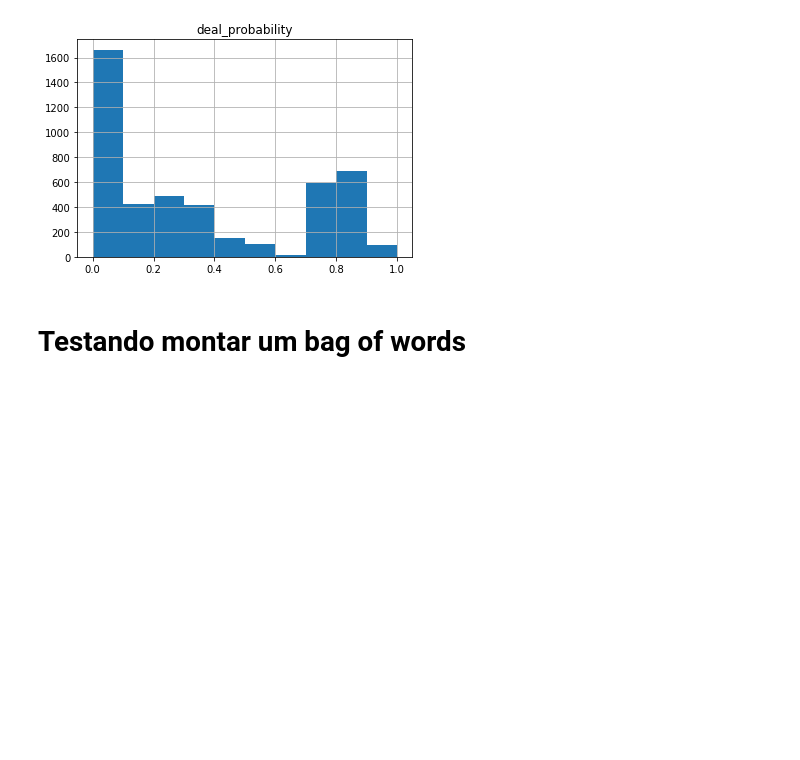
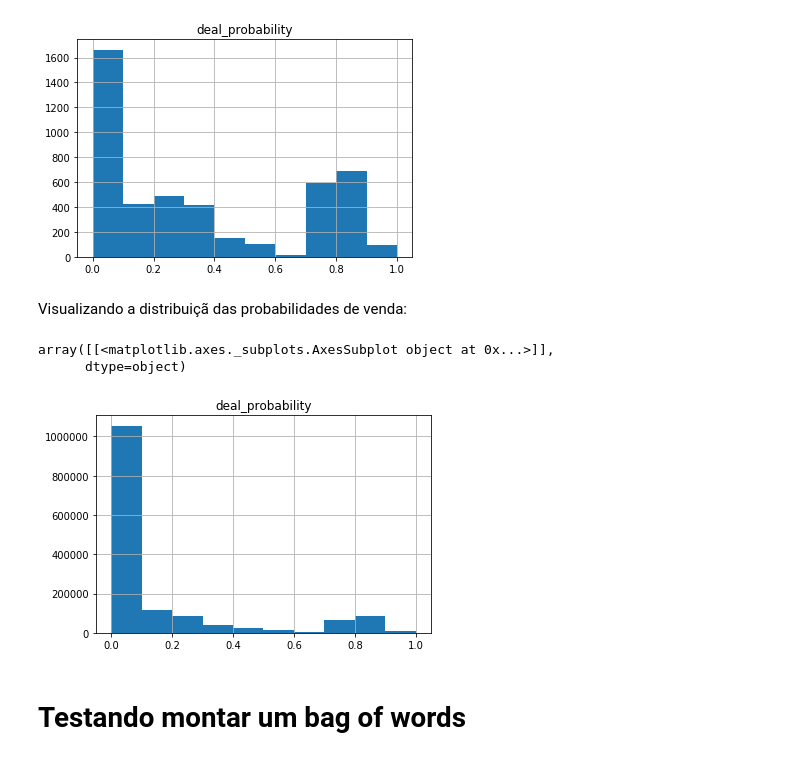
Before and after one commit to arruda/avito_challenge, a Jupyter notebook: arruda.ipynb, the cells around one changed output. Drawn from its saved outputs; the diff is of its cells as text; code cells hidden in the pictures; blank space fills up the shorter version.

Commit message:
fixing some details in the df treatment, adding hist for the deal_probability

```diff
--- a/arruda.ipynb
+++ b/arruda.ipynb
@@ -15,7 +15,7 @@ df = pd.read_csv('train.csv.zip', compression='zip')
 ## Tratamento dos dados
 # %%
 # transformando descrições nulas em str vazias
-df['description'] = df['description'].replace(np.nan, '', regex=True)
+df['description'] = df_simple['description'].replace(np.nan, '', regex=True)
 
 
 # trocando para que colunas com valores em russo sejam substituidas por valores de 0-N
@@ -112,6 +91,14 @@ free_price.hist(column='deal_probability')
 array([[<matplotlib.axes._subplots.AxesSubplot object at 0x...>]],
       dtype=object)
 [figure]
+# %% [markdown]
+Visualizando a distribuiçã das probabilidades de venda:
+# %%
+df.hist(column='deal_probability')
+# %% [output]
+array([[<matplotlib.axes._subplots.AxesSubplot object at 0x...>]],
+      dtype=object)
+[figure, added]
 # %% [markdown]
 # Testando montar um bag of words
 # %%
```
Also changed, not shown: parts of 3 cells of this notebook.
